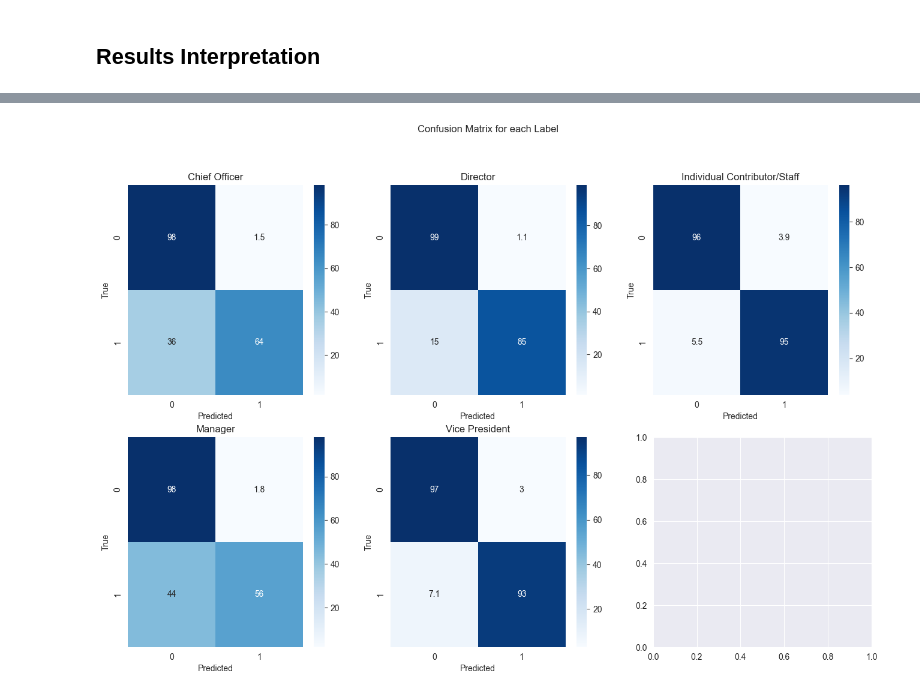
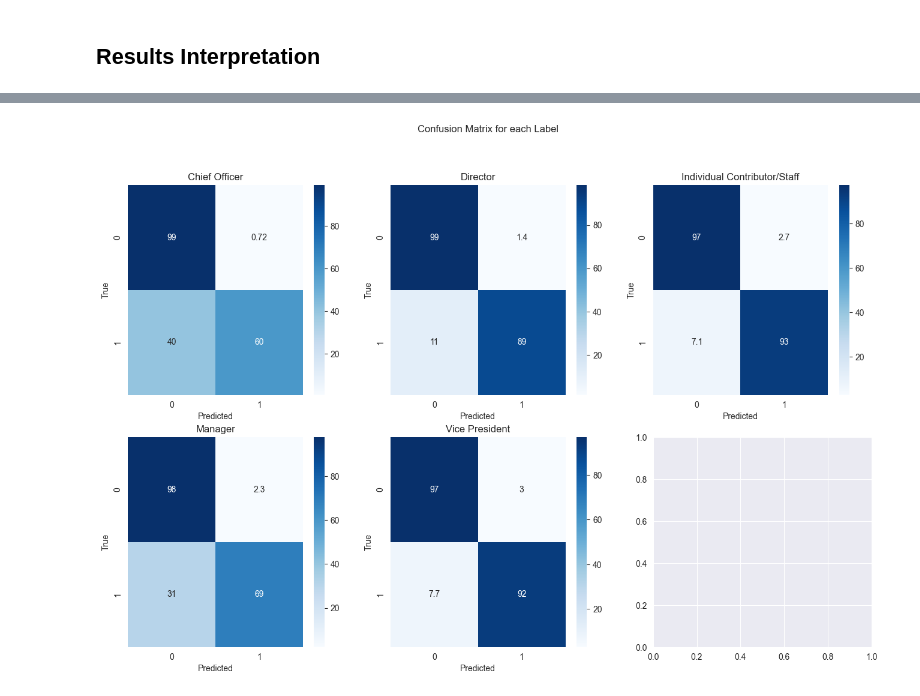
Before and after one commit to anyaachan/JobTitleClassification, a Jupyter notebook: model.ipynb, the cells around one changed output, grey strips where cells are left out. Cells and saved outputs as stored; diff of their text form; code cells hidden in the pictures.

Commit message:
add comments, switch to distillbert

```diff
--- a/model.ipynb
+++ b/model.ipynb
@@ -398,14 +431,23 @@ test_loader = DataLoader(
 class JobTitleClassifier(nn.Module):
     def __init__(self, n_classes):
         super(JobTitleClassifier, self).__init__()
-        self.bert = BertModel.from_pretrained('bert-base-cased') # pre-trained bert model
-        self.dropout = torch.nn.Dropout(0.3) # regularization
+        self.bert = DistilBertModel.from_pretrained('distilbert-base-cased') # pre-trained bert model
+        self.dropout = torch.nn.Dropout(0.5) # regularization
         self.linear = torch.nn.Linear(self.bert.config.hidden_size, n_classes) # classification
 
     def forward(self, input_ids, attention_mask):
         output = self.bert(input_ids, attention_mask)
-        output = self.dropout(output.pooler_output)
+        output = self.dropout(output.last_hidden_state[:, 0, :])
         output = self.linear(output)
         return output
 
 model_bert_classifier = JobTitleClassifier(len(mlb.classes_)).to(device)
+# %%
+total_positives = sum(count for label, count in labels_count)
+class_weights = [total_positives / count for label, count in labels_count]
+
+class_weights = np.array(class_weights)
+class_weights = class_weights * (len(class_weights) / class_weights.sum())
+class_weights = torch.FloatTensor(class_weights).to(device)
+
+class_weights
@@ -412,6 +456,6 @@ model_bert_classifier = JobTitleClassifier(len(mlb.classes_)).to(device)
 # %%
 adam_optimizer = torch.optim.AdamW(model_bert_classifier.parameters(), lr=2e-5)
-bce_loss = nn.BCEWithLogitsLoss() # includes sigmoid activation
+bce_loss = nn.BCEWithLogitsLoss(pos_weight=class_weights) # includes sigmoid activation
 plateau_scheduler = torch.optim.lr_scheduler.ReduceLROnPlateau(adam_optimizer, mode='min', patience=2, factor=0.2)
 # %%
 def train_classifier(model,
@@ -476,11 +519,10 @@ hamming_loss_scores = []
 f1_scores = []
 accuracy_scores = []
 
-all_targets = []
-all_predictions = []
-
 best_loss = float('inf')
 best_model_weights = None
+best_predictions = None
+best_targets = None
 patience = EARLY_STOPPING_PAT
 
 for epoch in range(MAX_EPOCHS):
@@ -501,9 +543,6 @@ for epoch in range(MAX_EPOCHS):
     predictions = np.array(predictions) >= THRESHOLD
     targets = np.array(targets)
 
-    all_targets.extend(targets)
-    all_predictions.extend(predictions)
-
     print(f"Training loss: {train_loss:.5f}, Validation loss: {val_loss:.5f}")
 
     accuracy = accuracy_score(targets, predictions)
@@ -523,14 +562,17 @@ for epoch in range(MAX_EPOCHS):
     if val_loss < best_loss:
         best_loss = val_loss
         best_model_weights = copy.deepcopy(model_bert_classifier.state_dict())
+        best_predictions = predictions.copy()
+        best_targets = targets.copy()
         patience = EARLY_STOPPING_PAT
     else:
         patience -= 1
         if patience == 0:
             break
 
-    model_bert_classifier.load_state_dict(best_model_weights)
     print("\n")
+
+model_bert_classifier.load_state_dict(best_model_weights)
 # %% [output]
 Epoch 1
 Current learning rate: 2e-05
@@ -576,19 +621,19 @@ plt.show()
 # %%
-cm = multilabel_confusion_matrix(np.array(all_targets), np.array(all_predictions))
+cm = multilabel_confusion_matrix(np.array(best_targets), np.array(best_predictions))
 
 f, axes = plt.subplots(2, 3, figsize=(16, 10))
 f.suptitle("Confusion Matrix for each Label")
 
 for i, matrix in enumerate(cm):
     with np.errstate(invalid='ignore'):
         normalized_matrix = matrix.astype('float') / matrix.sum(axis=1)[:, np.newaxis] * 100
         normalized_matrix[np.isnan(normalized_matrix)] = 0
     ax = axes[i//3, i % 3]
     sns.heatmap(normalized_matrix, annot=True, cmap='Blues', ax = ax)
     ax.set_xlabel('Predicted')
     ax.set_ylabel('True')
     ax.set_title(classes_labels[i])
-
+""
 plt.show()
 # %% [output]
-[figure, old version]
+[figure, new version]
```
Also changed, not shown: parts of 21 cells of this notebook.
